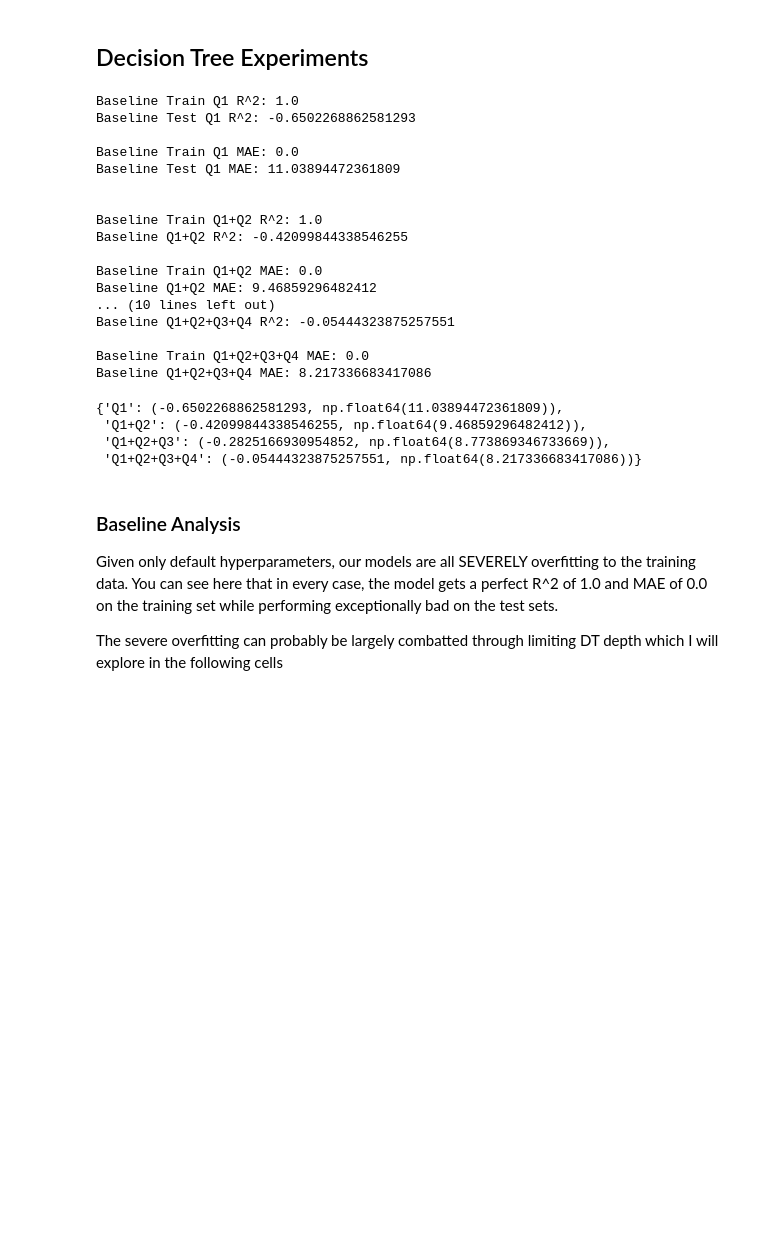
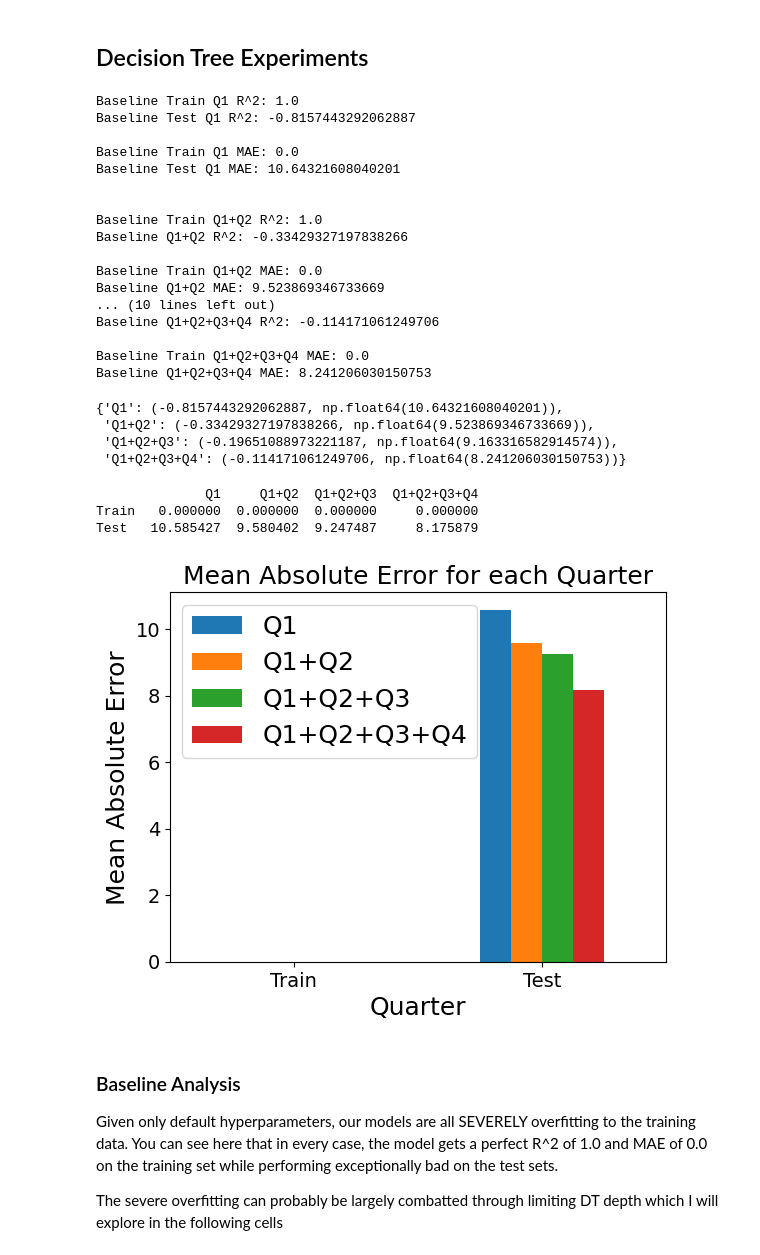
Before and after one commit to tchild1/Football-ML, a Jupyter notebook: decision_tree.ipynb, the cells around one changed output. Drawn from its saved outputs; the diff is of its cells as text; code cells hidden in the pictures; blank space fills up the shorter version.

```diff
--- a/decision_tree.ipynb
+++ b/decision_tree.ipynb
@@ -84,29 +97,69 @@ def run_experiment(max_depth=None, verbose=True):
         "Q1+Q2+Q3+Q4": (q1_q2_q3_q4_dt.score(X_q1_q2_q3_q4_test, y_q1_q2_q3_q4_test), mean_absolute_error(y_q1_q2_q3_q4_test, q1_q2_q3_q4_dt.predict(X_q1_q2_q3_q4_test)))
     }
     return test_scores
-run_experiment()
+test_scores = run_experiment()
 # %% [output]
 Baseline Train Q1 R^2: 1.0
-Baseline Test Q1 R^2: -0.6502268862581293
+Baseline Test Q1 R^2: -0.8157443292062887
 
 Baseline Train Q1 MAE: 0.0
-Baseline Test Q1 MAE: 11.03894472361809
+Baseline Test Q1 MAE: 10.64321608040201
 
 
 Baseline Train Q1+Q2 R^2: 1.0
-Baseline Q1+Q2 R^2: -0.42099844338546255
+Baseline Q1+Q2 R^2: -0.33429327197838266
 
 Baseline Train Q1+Q2 MAE: 0.0
-Baseline Q1+Q2 MAE: 9.46859296482412
+Baseline Q1+Q2 MAE: 9.523869346733669
 ... (10 lines left out)
-Baseline Q1+Q2+Q3+Q4 R^2: -0.05444323875257551
+Baseline Q1+Q2+Q3+Q4 R^2: -0.114171061249706
 
 Baseline Train Q1+Q2+Q3+Q4 MAE: 0.0
-Baseline Q1+Q2+Q3+Q4 MAE: 8.217336683417086
+Baseline Q1+Q2+Q3+Q4 MAE: 8.241206030150753
-{'Q1': (-0.6502268862581293, np.float64(11.03894472361809)),
- 'Q1+Q2': (-0.42099844338546255, np.float64(9.46859296482412)),
- 'Q1+Q2+Q3': (-0.2825166930954852, np.float64(8.773869346733669)),
- 'Q1+Q2+Q3+Q4': (-0.05444323875257551, np.float64(8.217336683417086))}
+{'Q1': (-0.8157443292062887, np.float64(10.64321608040201)),
+ 'Q1+Q2': (-0.33429327197838266, np.float64(9.523869346733669)),
+ 'Q1+Q2+Q3': (-0.19651088973221187, np.float64(9.163316582914574)),
+ 'Q1+Q2+Q3+Q4': (-0.114171061249706, np.float64(8.241206030150753))}
+# %%
+# print a histogram of the MAE train/test for each Quarter of a default model
+q1_dt = DecisionTreeRegressor()
+q1_dt.fit(X_q1_train, y_q1_train)
+q1_q2_dt = DecisionTreeRegressor()
+q1_q2_dt.fit(X_q1_q2_train, y_q1_q2_train)
+q1_q2_q3_dt = DecisionTreeRegressor()
+q1_q2_q3_dt.fit(X_q1_q2_q3_train, y_q1_q2_q3_train)
+q1_q2_q3_q4_dt = DecisionTreeRegressor()
+q1_q2_q3_q4_dt.fit(X_q1_q2_q3_q4_train, y_q1_q2_q3_q4_train)
+mae_train_q1 = mean_absolute_error(y_q1_train, q1_dt.predict(X_q1_train))
+mae_test_q1 = mean_absolute_error(y_q1_test, q1_dt.predict(X_q1_test))
+mae_train_q1_q2 = mean_absolute_error(y_q1_q2_train, q1_q2_dt.predict(X_q1_q2_train))
+mae_test_q1_q2 = mean_absolute_error(y_q1_q2_test, q1_q2_dt.predict(X_q1_q2_test))
+mae_train_q1_q2_q3 = mean_absolute_error(y_q1_q2_q3_train, q1_q2_q3_dt.predict(X_q1_q2_q3_train))
+mae_test_q1_q2_q3 = mean_absolute_error(y_q1_q2_q3_test, q1_q2_q3_dt.predict(X_q1_q2_q3_test))
+mae_train_q1_q2_q3_q4 = mean_absolute_error(y_q1_q2_q3_q4_train, q1_q2_q3_q4_dt.predict(X_q1_q2_q3_q4_train))
+mae_test_q1_q2_q3_q4 = mean_absolute_error(y_q1_q2_q3_q4_test, q1_q2_q3_q4_dt.predict(X_q1_q2_q3_q4_test))
+baseline_mae = {
+    "Q1": {"Train": mae_train_q1, "Test": mae_test_q1},
+    "Q1+Q2": {"Train": mae_train_q1_q2, "Test": mae_test_q1_q2},
+    "Q1+Q2+Q3": {"Train": mae_train_q1_q2_q3, "Test": mae_test_q1_q2_q3},
+    "Q1+Q2+Q3+Q4": {"Train": mae_train_q1_q2_q3_q4, "Test": mae_test_q1_q2_q3_q4}
+}
+baseline_mae_df = pd.DataFrame(baseline_mae)
+print(baseline_mae_df)
+# plot a barplot with the train/test MAE for each quarter
+baseline_mae_df.plot(kind='bar')
+plt.xlabel("Quarter", fontsize=18)
+plt.ylabel("Mean Absolute Error", fontsize=18)
+plt.title("Mean Absolute Error for each Quarter", fontsize=18)
+plt.xticks(rotation=0, fontsize=14)
+plt.yticks(fontsize=14)
+plt.legend(fontsize=18)
+plt.show()
+# %% [output]
+              Q1     Q1+Q2  Q1+Q2+Q3  Q1+Q2+Q3+Q4
+Train   0.000000  0.000000  0.000000     0.000000
+Test   10.585427  9.580402  9.247487     8.175879
+[figure, added]
 # %% [markdown]
 ### Baseline Analysis
 
```
Also changed, not shown: parts of 10 cells of this notebook.
